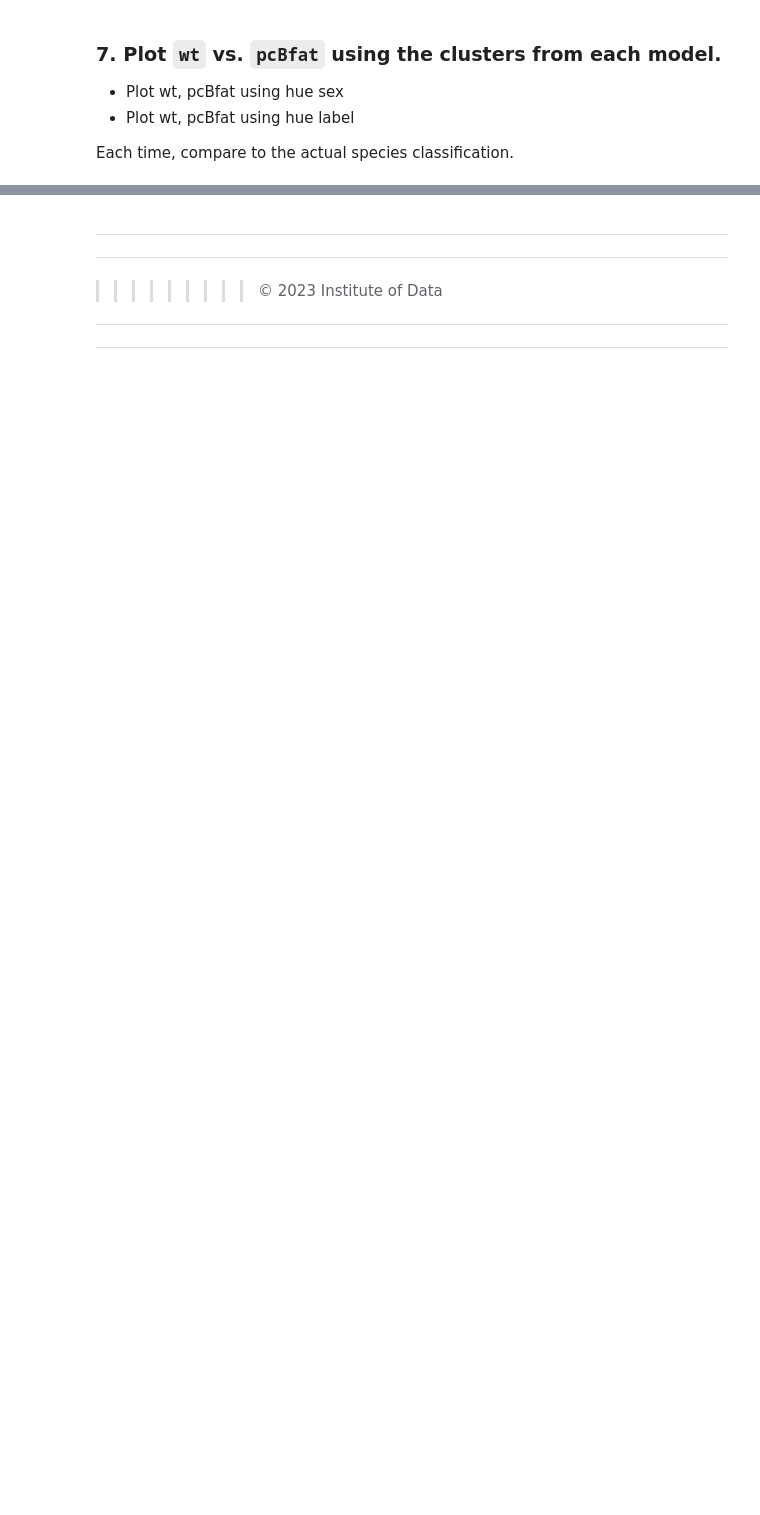
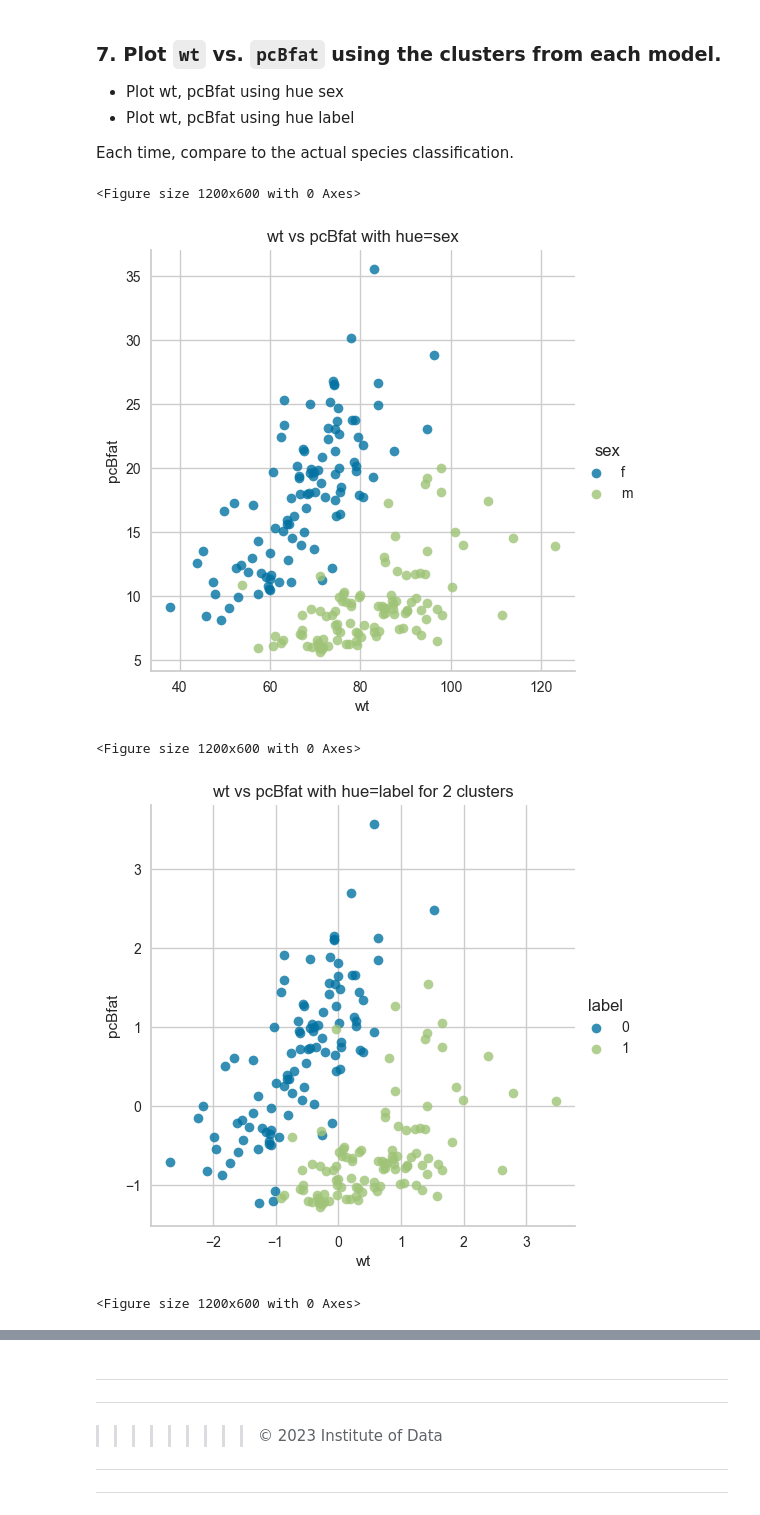
Before and after one commit to CDan07/IOD, a Jupyter notebook: Labs/Module 6/IOD_Lab-6_1_1.ipynb, the cells around one changed output, grey strips where cells are left out. Saved outputs shown, nothing was run; the diff lists cells and outputs as text; code cells hidden in the pictures; blank space fills up the shorter version.

```diff
--- a/Labs/Module 6/IOD_Lab-6_1_1.ipynb
+++ b/Labs/Module 6/IOD_Lab-6_1_1.ipynb
@@ -112,3 +154,7 @@ data.head()
+# %%
+# ANSWER
+labels_2 = model_2.labels_
+labels_4 = model_4.labels_
 # %% [markdown]
 ### 6. Elbow Method For Optimal k
 
@@ -130,0 +188,34 @@ Each time, compare to the actual species classification.
+# %%
+# ANSWER
+import seaborn as sns
+
+# Create a DataFrame for the labels from the KMeans model with 2 clusters
+df_2 = X_scaled.copy()
+df_2['label'] = labels_2
+
+# Create a DataFrame for the labels from the KMeans model with 4 clusters
+df_4 = X_scaled.copy()
+df_4['label'] = labels_4
+
+# Plot wt vs pcBfat with hue='sex'
+plt.figure(figsize=(12, 6))
+sns.lmplot(x='wt', y='pcBfat', data=data,hue='sex', fit_reg=False)
+plt.title('wt vs pcBfat with hue=sex')
+
+# Plot wt vs pcBfat with hue='label' for the KMeans model with 2 clusters
+plt.figure(figsize=(12, 6))
+sns.lmplot(x='wt', y='pcBfat', data=df_2, hue='label', fit_reg=False)
+plt.title('wt vs pcBfat with hue=label for 2 clusters')
+
+# Plot wt vs pcBfat with hue='label' for the KMeans model with 4 clusters
+plt.figure(figsize=(12, 6))
+sns.lmplot(x='wt', y='pcBfat', data=df_4, hue='label', fit_reg=False)
+plt.title('wt vs pcBfat with hue=label for 4 clusters')
+
+plt.show()
+# %% [output]
+<Figure size 1200x600 with 0 Axes>
+[figure, added]
+<Figure size 1200x600 with 0 Axes>
+[figure, added]
+<Figure size 1200x600 with 0 Axes>
```
Also changed, not shown: parts of 13 cells of this notebook.
